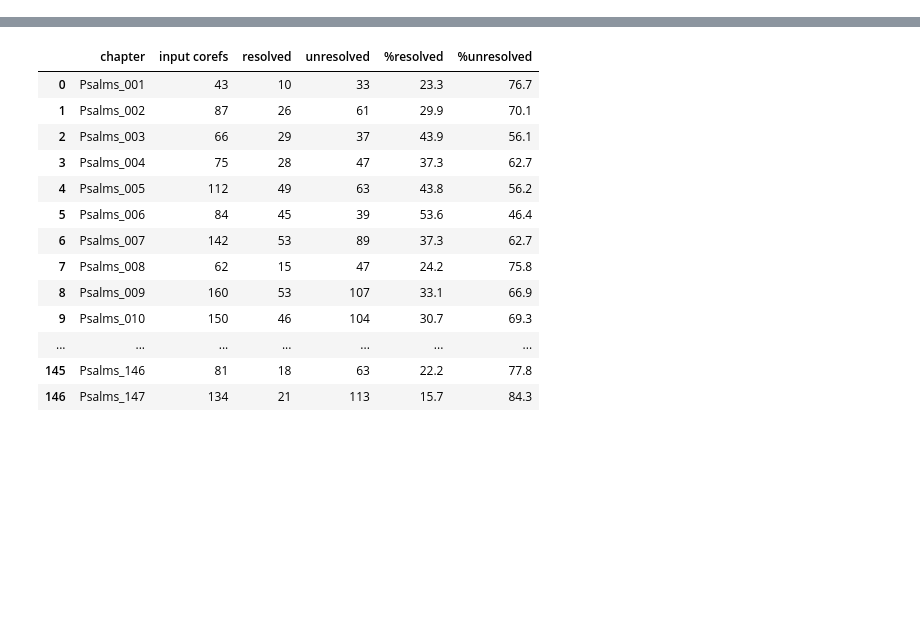
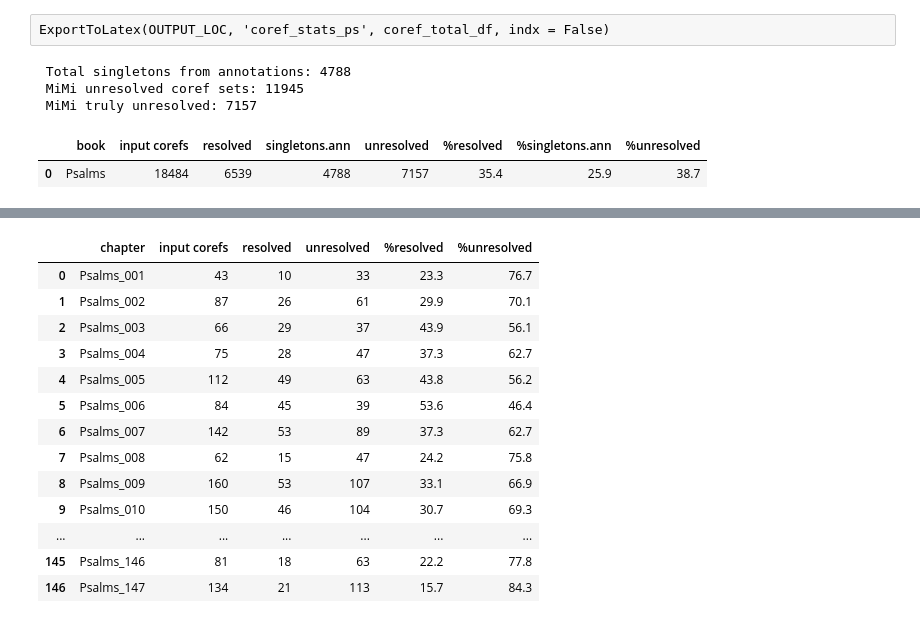
Before and after one commit to cmerwich/participant-analysis, a Jupyter notebook: mimi/MiMi.ipynb, the cells around one changed output, grey strips where cells are left out. Cells and saved outputs as stored; diff of their text form; code cells hidden in the pictures; blank space fills up the shorter version.

Commit message:
refinement of mimi

```diff
--- a/mimi/MiMi.ipynb
+++ b/mimi/MiMi.ipynb
@@ -94,3 +92,61 @@ ExportToLatex(OUTPUT_LOC, 'coref_stats_ps', coref_total_df, indx = False)
+# %% [raw]
+ExportToLatex(OUTPUT_LOC, 'coref_stats_ps', coref_total_df, indx = False)
+# %%
+my_book_name = 'Psalms'
+from_chapter = 1
+to_chapter = 150
+
+mentions, corefs, suffix_errors = TexFabricParse(my_book_name, from_chapter, to_chapter)
+
+def GetLengthSingletons(c, k):
+    if c.id == 'Singletons':
+        total_sing = len(c.terms)
+        return total_sing
+
+def MakeCorrectedDataFrame(corefs, coref_total_df):
+    corrected_list = []
+
+    total_sing_ann = GetLengthSingletons(corefs[0], '0')
+    input_corefs = coref_total_df.iloc[0]['input corefs']
+    resolved = coref_total_df.iloc[0]['resolved']
+    unresolved_mimi = coref_total_df.iloc[0]['unresolved']
+    probably_unresolved = unresolved_mimi - total_sing_ann
+    #coref_success_percent = round((1 - (probably_unresolved / input_corefs)) * 100, 1)
+    coref_success = round((resolved / input_corefs) * 100, 1)
+    singleton_percent = round((total_sing_ann / input_corefs) * 100, 1)
+    coref_unresolved_percent = round((probably_unresolved / input_corefs) * 100, 1)
+
+    corrected_list.append({'book' : coref_total_df.iloc[0]['book'],
+                            'input corefs' : input_corefs,
+                            'resolved' : resolved,
+                            'singletons.ann' : total_sing_ann,
+                            'unresolved' : probably_unresolved,
+                            '%resolved' : coref_success,
+                            '%singletons.ann' : singleton_percent,
+                            '%unresolved' : coref_unresolved_percent
+                            })
+
+    coref_corr_stats_df = pd.DataFrame(corrected_list)
+    coref_corr_stats_df = coref_corr_stats_df[['book', 'input corefs', 'resolved', 'singletons.ann',
+                                               'unresolved', '%resolved', '%singletons.ann', '%unresolved']]
+
+    print('\n',
+        f'Total singletons from annotations: {total_sing_ann}\n',
+        f'MiMi unresolved coref sets: {unresolved_mimi}\n',
+        f'MiMi truly unresolved: {probably_unresolved}'
+          )
+
+    ExportToLatex(OUTPUT_LOC, 'coref_corr_stats_ps', coref_corr_stats_df, indx = False)
+
+    return coref_corr_stats_df
+
+MakeCorrectedDataFrame(corefs, coref_total_df)
+# %% [output]
+ Total singletons from annotations: 4788
+ MiMi unresolved coref sets: 11945
+ MiMi truly unresolved: 7157
+|  | book | input corefs | resolved | singletons.ann | unresolved | %resolved | %singletons.ann | %unresolved |
+| 0 | Psalms | 18484 | 6539 | 4788 | 7157 | 35.4 | 25.9 | 38.7 |
 # %%
 sieve_total_df
 # %% [output]
```
Also changed, not shown: parts of 7 cells of this notebook, 58 other files.
